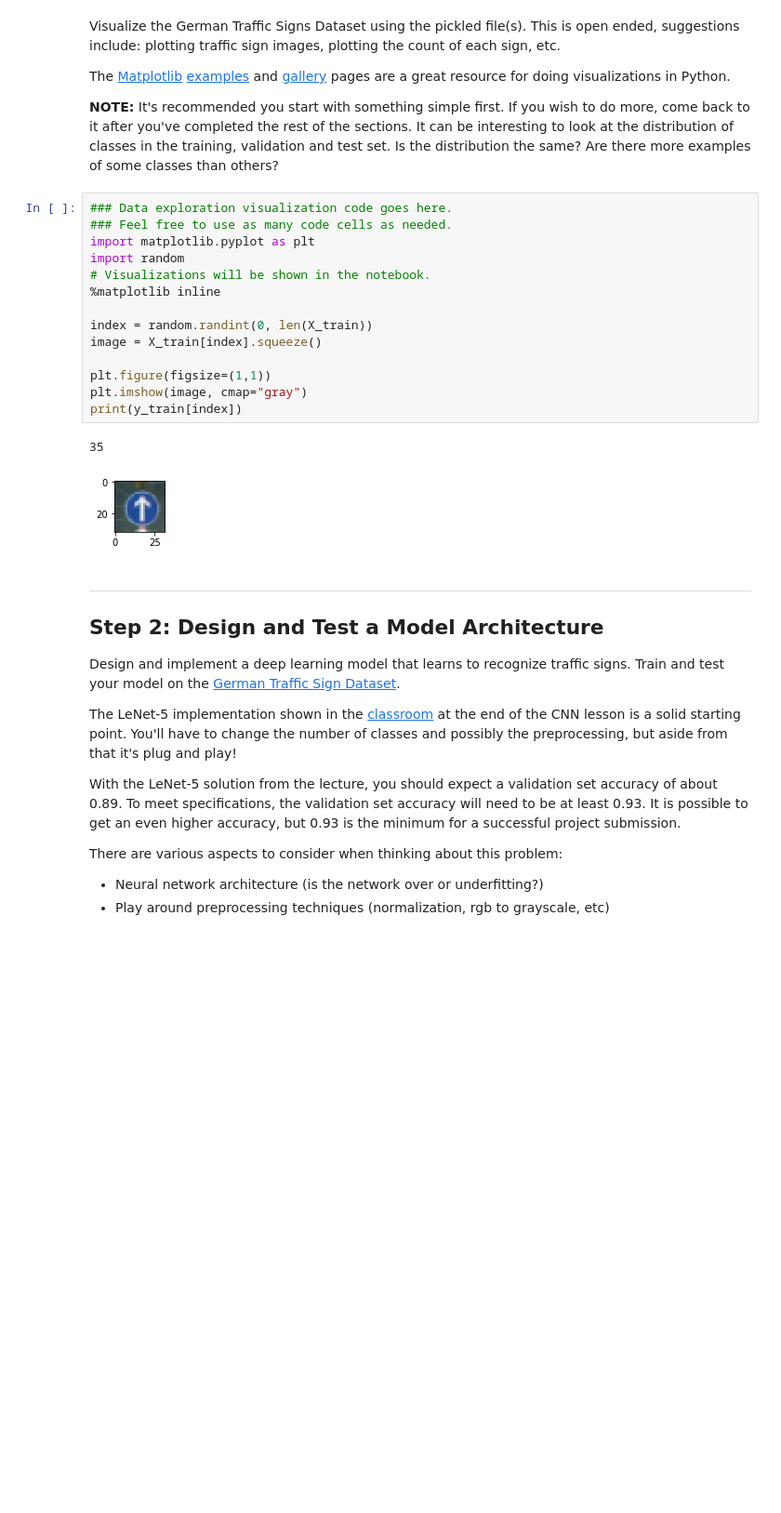
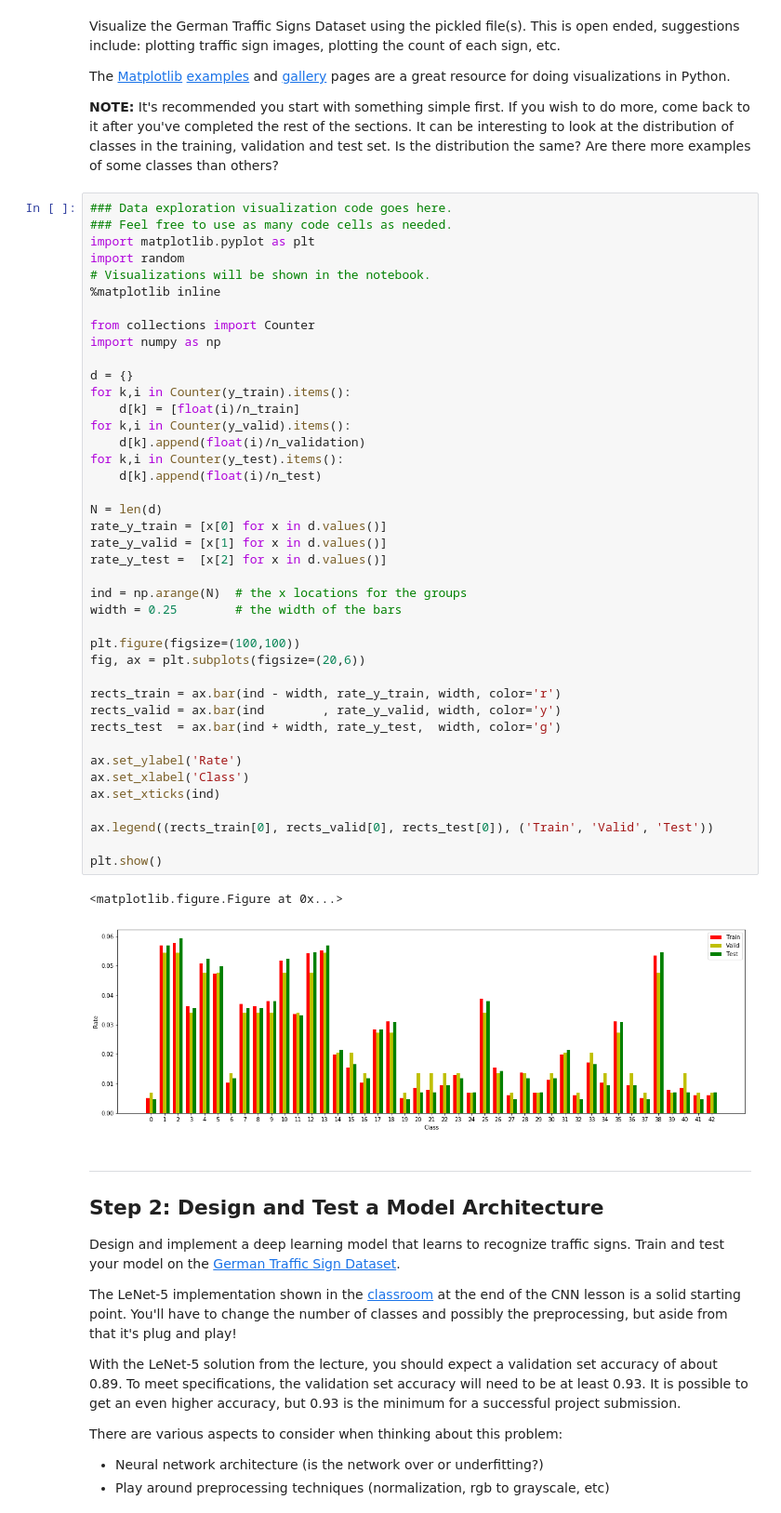
Before and after one commit to ngard/CarND-Traffic-Sign-Classifier-Project, a Jupyter notebook: Traffic_Sign_Classifier.ipynb, the cells around one changed output. Shown at 93% size. Saved outputs shown, nothing was run; the diff lists cells and outputs as text; blank space fills up the shorter version.

```diff
--- a/Traffic_Sign_Classifier.ipynb
+++ b/Traffic_Sign_Classifier.ipynb
@@ -92,23 +94,50 @@ Visualize the German Traffic Signs Dataset using the pickled file(s). This is op
 The [Matplotlib](http://matplotlib.org/) [examples](http://matplotlib.org/examples/index.html) and [gallery](http://matplotlib.org/gallery.html) pages are a great resource for doing visualizations in Python.
 
 **NOTE:** It's recommended you start with something simple first. If you wish to do more, come back to it after you've completed the rest of the sections. It can be interesting to look at the distribution of classes in the training, validation and test set. Is the distribution the same? Are there more examples of some classes than others?
-# %%
-### Data exploration visualization code goes here.
-### Feel free to use as many code cells as needed.
-import matplotlib.pyplot as plt
-import random
-# Visualizations will be shown in the notebook.
-%matplotlib inline
-
-index = random.randint(0, len(X_train))
-image = X_train[index].squeeze()
-
-plt.figure(figsize=(1,1))
-plt.imshow(image, cmap="gray")
-print(y_train[index])
-# %% [output]
-35
-[figure, removed]
+# %%
+### Data exploration visualization code goes here.
+### Feel free to use as many code cells as needed.
+import matplotlib.pyplot as plt
+import random
+# Visualizations will be shown in the notebook.
+%matplotlib inline
+
+from collections import Counter
+import numpy as np
+
+d = {}
+for k,i in Counter(y_train).items():
+    d[k] = [float(i)/n_train]
+for k,i in Counter(y_valid).items():
+    d[k].append(float(i)/n_validation)
+for k,i in Counter(y_test).items():
+    d[k].append(float(i)/n_test)
+
+N = len(d)
+rate_y_train = [x[0] for x in d.values()]
+rate_y_valid = [x[1] for x in d.values()]
+rate_y_test =  [x[2] for x in d.values()]
+
+ind = np.arange(N)  # the x locations for the groups
+width = 0.25        # the width of the bars
+
+plt.figure(figsize=(100,100))
+fig, ax = plt.subplots(figsize=(20,6))
+
+rects_train = ax.bar(ind - width, rate_y_train, width, color='r')
+rects_valid = ax.bar(ind        , rate_y_valid, width, color='y')
+rects_test  = ax.bar(ind + width, rate_y_test,  width, color='g')
+
+ax.set_ylabel('Rate')
+ax.set_xlabel('Class')
+ax.set_xticks(ind)
+
+ax.legend((rects_train[0], rects_valid[0], rects_test[0]), ('Train', 'Valid', 'Test'))
+
+plt.show()
+# %% [output]
+<matplotlib.figure.Figure at 0x...>
+[figure, added]
 # %% [markdown]
 ----
 
```
Also changed, not shown: parts of 7 cells of this notebook, 1 other file.
